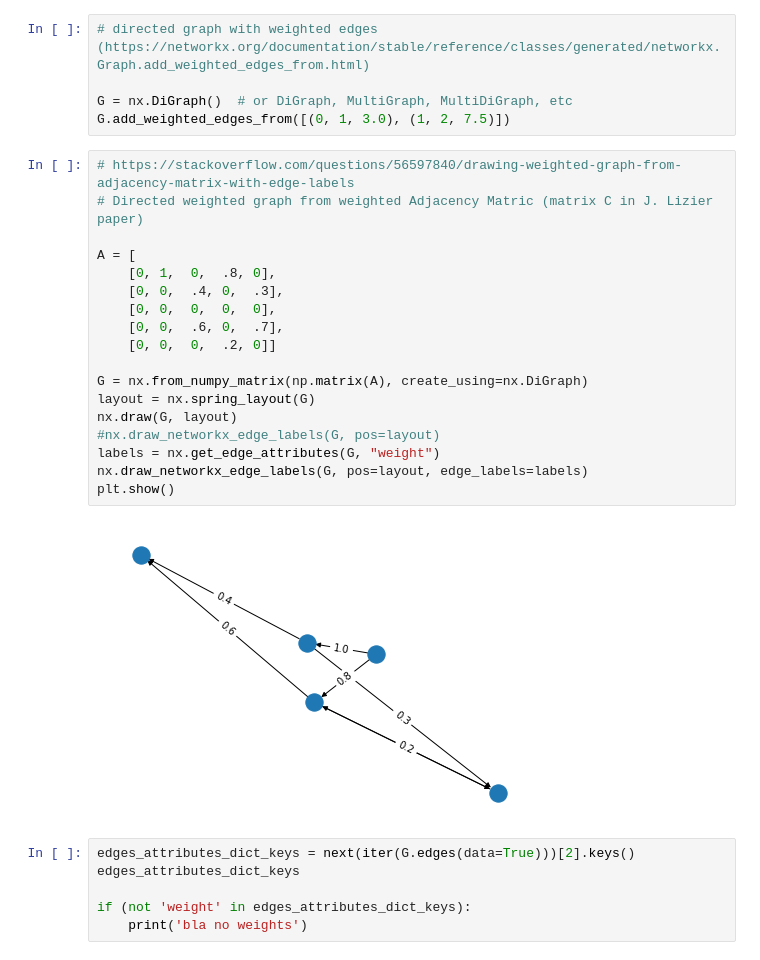
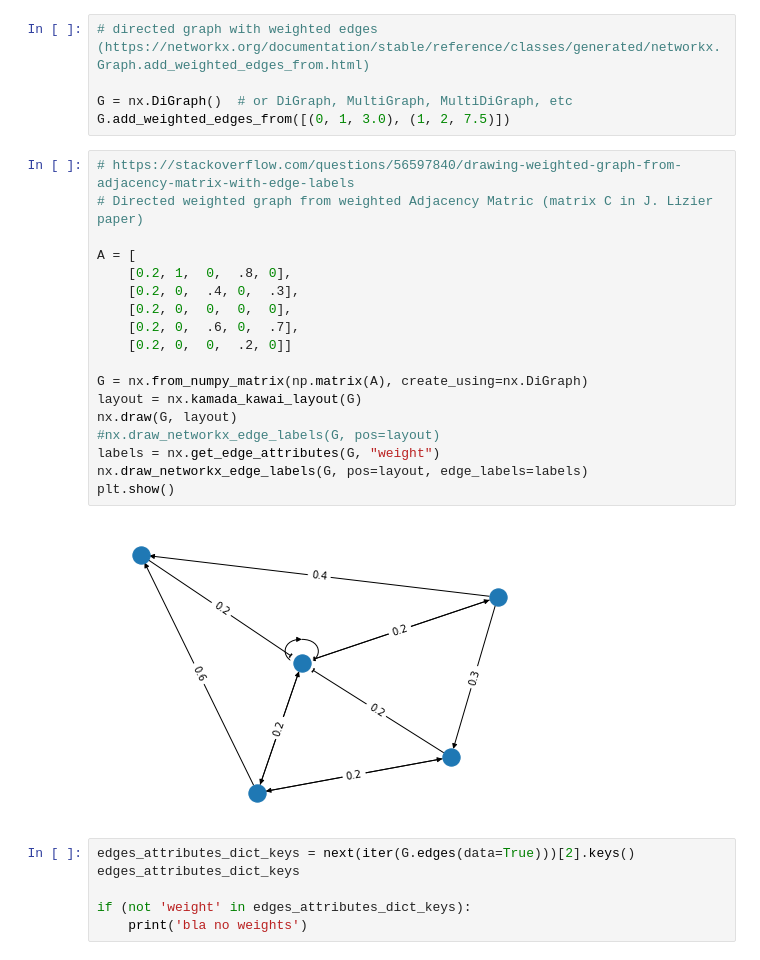
Before and after one commit to IsisChameleon/NetworkSyncCapstone, a Jupyter notebook: NetworkSigma.ipynb, the cells around one changed output. Cells and saved outputs as stored; diff of their text form.

```diff
--- a/NetworkSigma.ipynb
+++ b/NetworkSigma.ipynb
@@ -19,23 +19,23 @@ G.add_weighted_edges_from([(0, 1, 3.0), (1, 2, 7.5)])
 # %%
 # https://stackoverflow.com/questions/56597840/drawing-weighted-graph-from-adjacency-matrix-with-edge-labels
 # Directed weighted graph from weighted Adjacency Matric (matrix C in J. Lizier paper)
 
 A = [
-    [0, 1,  0,  .8, 0],
-    [0, 0,  .4, 0,  .3],
-    [0, 0,  0,  0,  0],
-    [0, 0,  .6, 0,  .7],
-    [0, 0,  0,  .2, 0]]
+    [0.2, 1,  0,  .8, 0],
+    [0.2, 0,  .4, 0,  .3],
+    [0.2, 0,  0,  0,  0],
+    [0.2, 0,  .6, 0,  .7],
+    [0.2, 0,  0,  .2, 0]]
 
 G = nx.from_numpy_matrix(np.matrix(A), create_using=nx.DiGraph)
-layout = nx.spring_layout(G)
+layout = nx.kamada_kawai_layout(G)
 nx.draw(G, layout)
 #nx.draw_networkx_edge_labels(G, pos=layout)
 labels = nx.get_edge_attributes(G, "weight")
 nx.draw_networkx_edge_labels(G, pos=layout, edge_labels=labels)
 plt.show()
 # %% [output]
-[figure, old version]
+[figure, new version]
 # %%
 edges_attributes_dict_keys = next(iter(G.edges(data=True)))[2].keys()
 edges_attributes_dict_keys
```
Also changed, not shown: parts of 23 cells of this notebook, 3 other files.
